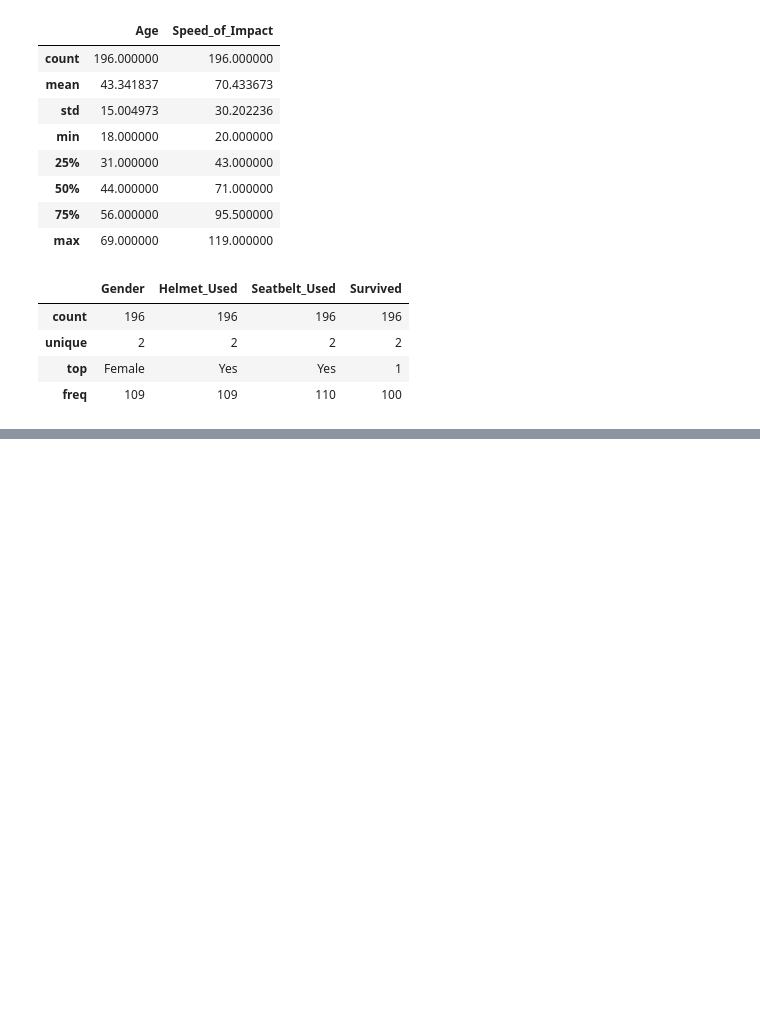
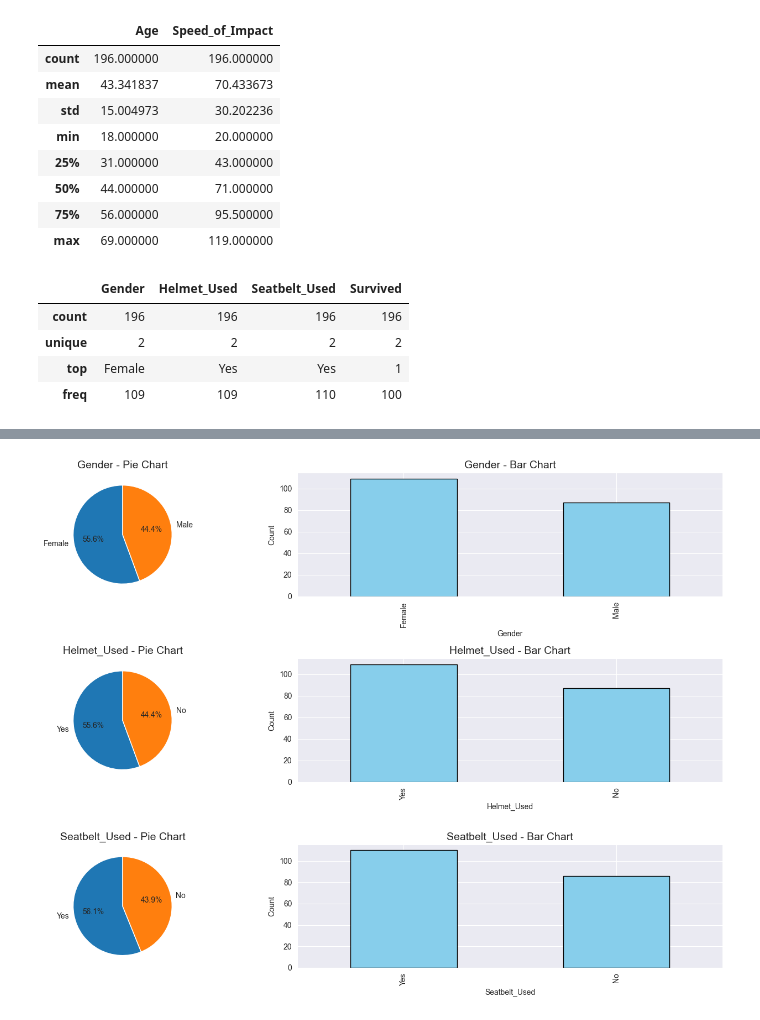
Before and after one commit to burcusevinc624/Odev3-Merge, a Jupyter notebook: odevv3.ipynb, the cells around one changed output, grey strips where cells are left out. Saved outputs shown, nothing was run; the diff lists cells and outputs as text; code cells hidden in the pictures; blank space fills up the shorter version.

```diff
--- a/odevv3.ipynb
+++ b/odevv3.ipynb
@@ -92,0 +138,22 @@ df.describe(include='category')
+# %%
+def count_pie(df, col, ax):
+    counts = df[col].value_counts()
+    ax[0].pie(counts, labels=counts.index, autopct='%1.1f%%', startangle=90)
+    ax[0].set_title(f"{col} - Pie Chart", fontsize=14)
+
+    counts.plot(kind='bar', ax=ax[1], color='skyblue', edgecolor='black')
+    ax[1].set_title(f"{col} - Bar Chart", fontsize=14)
+    ax[1].set_xlabel(col)
+    ax[1].set_ylabel("Count")
+
+
+cat_cols = ['Gender',	'Helmet_Used',	'Seatbelt_Used']
+fig, ax = plt.subplots(3, 2, figsize=(15,10))
+
+for i, col in enumerate(cat_cols):
+    count_pie(df, col, ax=(ax[i % 3, i // 3], ax[i % 3, i // 3 + 1]))
+
+plt.tight_layout()
+plt.show()
+# %% [output]
+[figure, added]
```
Also changed, not shown: parts of 14 cells of this notebook, 1 other file.
